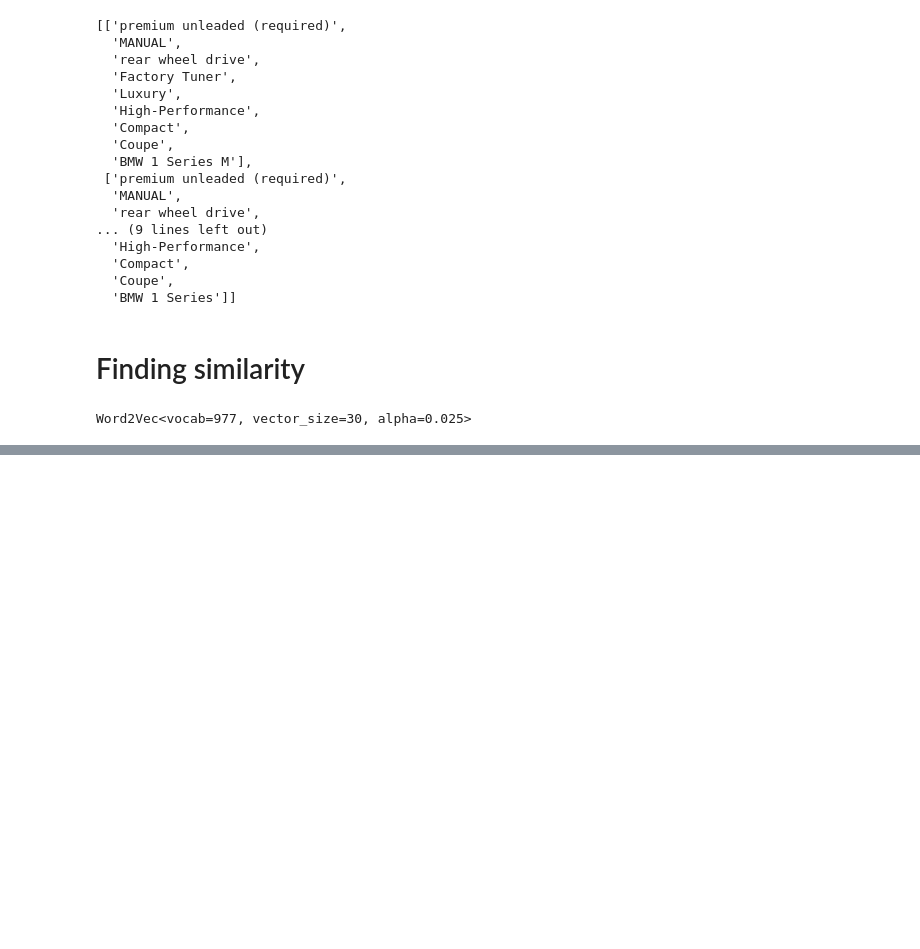
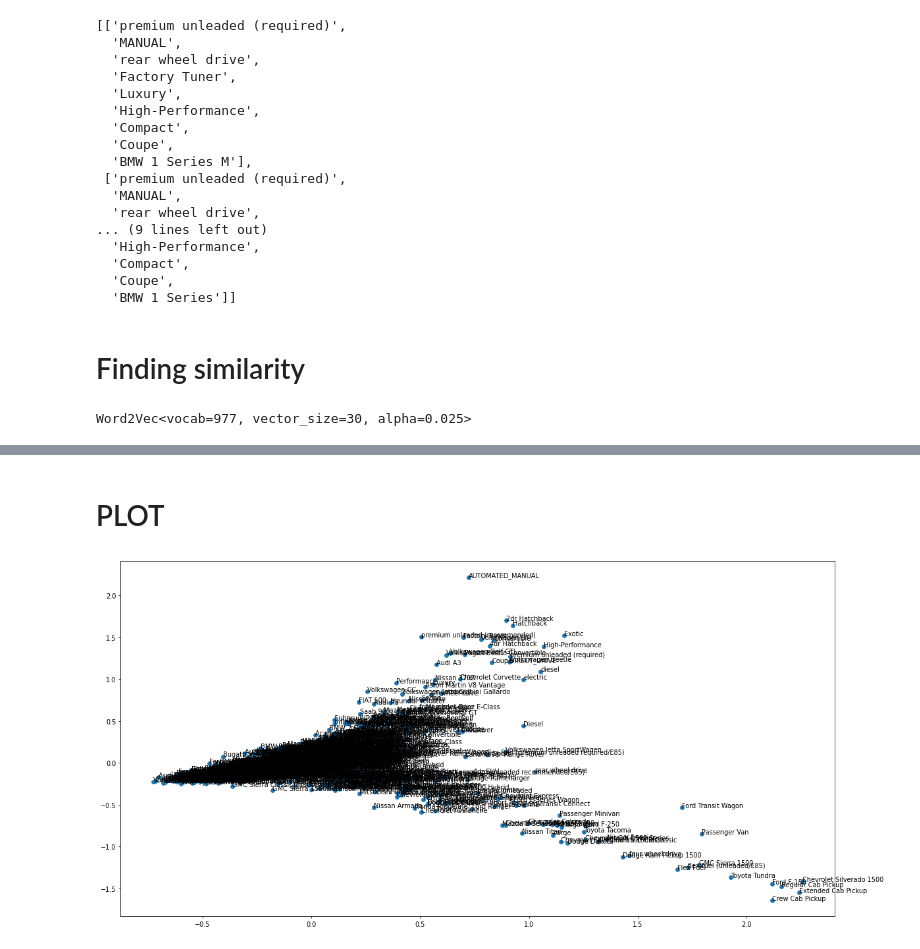
Before and after one commit to HikariJadeEmpire/NLP_TextAnalytics, a Jupyter notebook: FindingSimilarity_by_gensim_nltk/similarity_car.ipynb, the cells around one changed output, grey strips where cells are left out. Drawn from its saved outputs; the diff is of its cells as text; code cells hidden in the pictures; blank space fills up the shorter version.

```diff
--- a/FindingSimilarity_by_gensim_nltk/similarity_car.ipynb
+++ b/FindingSimilarity_by_gensim_nltk/similarity_car.ipynb
@@ -126,0 +127,23 @@ model.wv.similarity('Porsche 718 Cayman', 'Mercedes-Benz SLK-Class')
+# %% [markdown]
+# PLOT
+# %%
+import matplotlib.pyplot as plt
+from sklearn.decomposition import PCA
+
+sen2 = [ row.split(',') for row in df_clean.clean ]
+model2 = Word2Vec( sen2, min_count=1, vector_size=10, workers=3, window=3, sg=1 )
+
+x = model.wv[ list(model.wv.key_to_index) ]
+# model2.wv.index_to_key instead of model2.wv.vocab
+
+pca = PCA( n_components=2 )
+result = pca.fit_transform(X=x)
+
+plt.figure( figsize=(20,10), dpi = 70 )
+plt.scatter( result[:,0],result[:,1] )
+
+# Add annotation
+for i,word in enumerate( list(model.wv.key_to_index) ) :
+    plt.annotate( word, xy=( result[i,0],result[i,1] ) )
+# %% [output]
+[figure, added]
```
Also changed, not shown: parts of 4 cells of this notebook.
